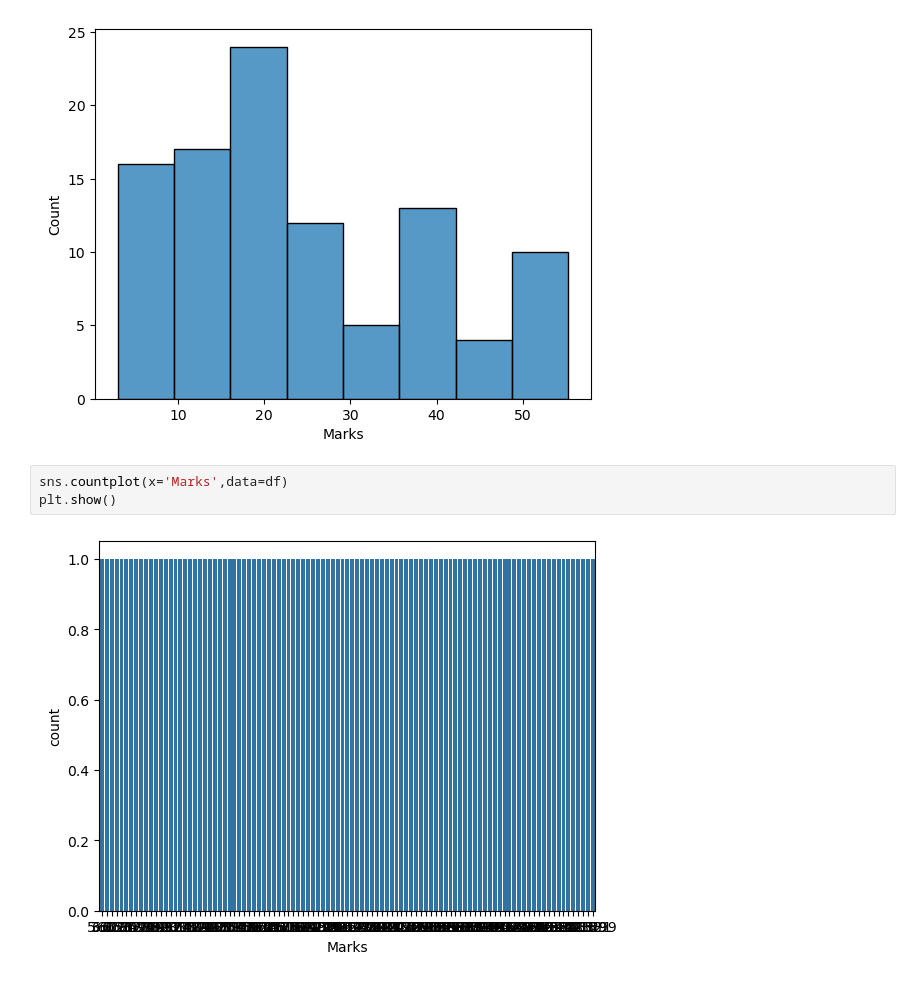
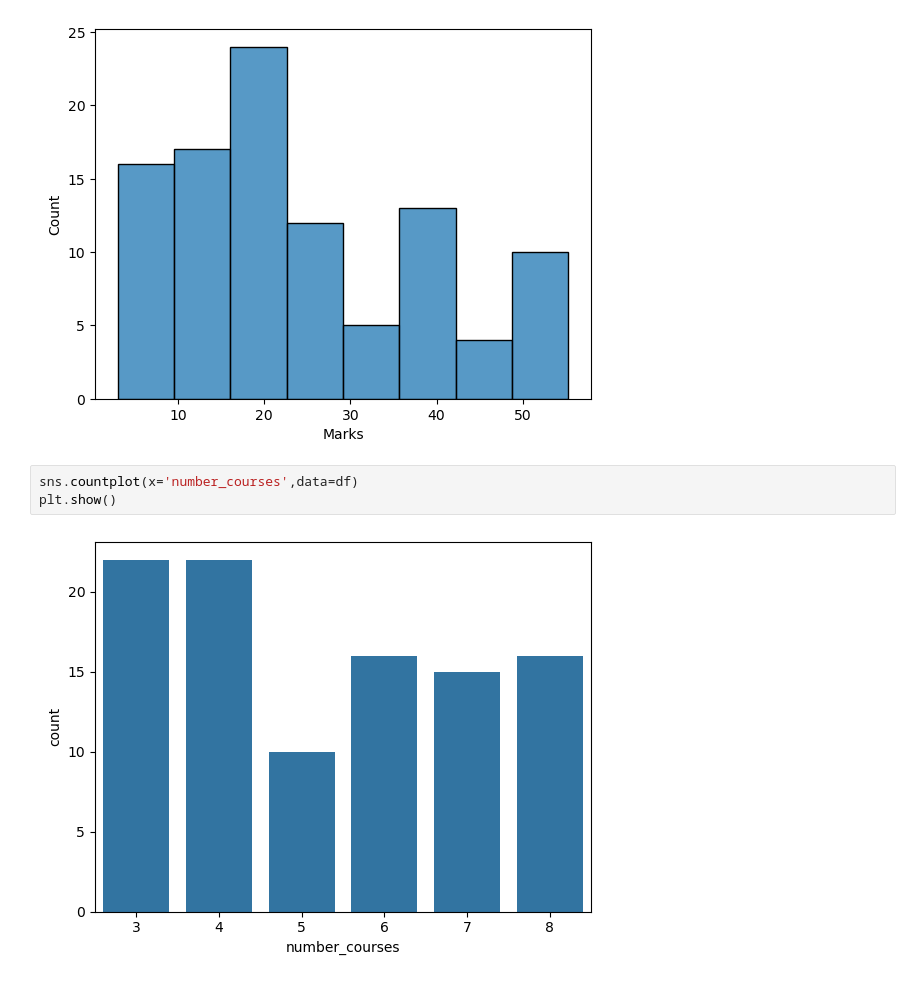
Before and after one commit to Aditya-KIT/Python-Jupyter, a Jupyter notebook: Untitled1.ipynb, the cells around one changed output. Drawn from its saved outputs; the diff is of its cells as text.

```diff
--- a/Untitled1.ipynb
+++ b/Untitled1.ipynb
@@ -182,7 +182,7 @@ sns.histplot(df['Marks'])
 <Axes: xlabel='Marks', ylabel='Count'>
 [figure]
 # %%
-sns.countplot(x='Marks',data=df)
+sns.countplot(x='number_courses',data=df)
 plt.show()
 # %% [output]
-[figure, old version]
+[figure, new version]
```
